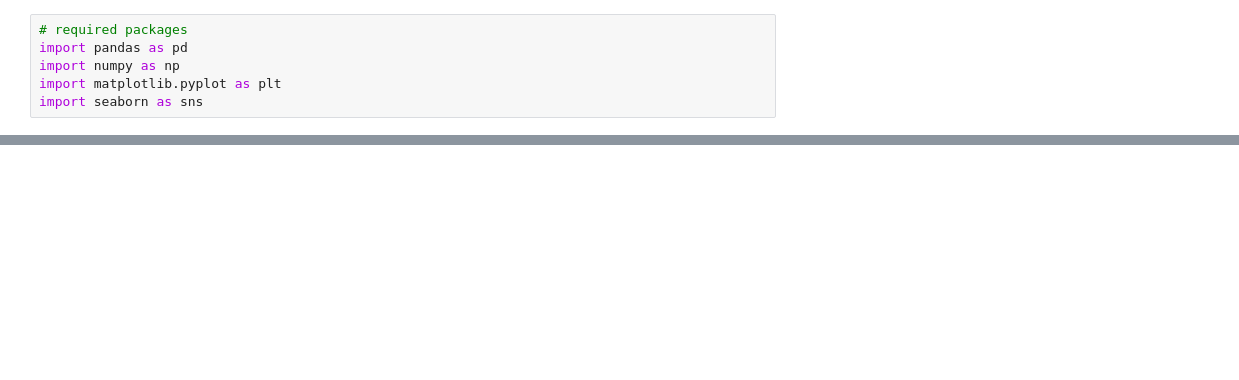
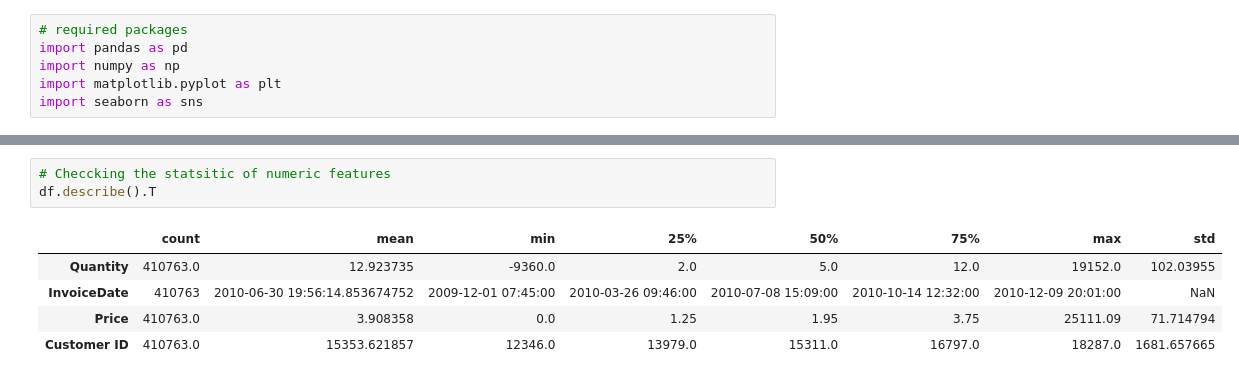
Before and after one commit to Enamul22/Customer_Segmentation_Based_on_Customer_Purchasing_Behavior, a Jupyter notebook: notebook/data_explorer.ipynb, the cells around one changed output, grey strips where cells are left out. Drawn from its saved outputs; the diff is of its cells as text; blank space fills up the shorter version.

```diff
--- a/notebook/data_explorer.ipynb
+++ b/notebook/data_explorer.ipynb
@@ -28,0 +73,9 @@ plt.show()
+# %%
+# Checcking the statsitic of numeric features
+df.describe().T
+# %% [output]
+|  | count | mean | min | 25% | 50% | 75% | max | std |
+| Quantity | 410763.0 | 12.923735 | -9360.0 | 2.0 | 5.0 | 12.0 | 19152.0 | 102.03955 |
+| InvoiceDate | 410763 | 2010-06-30 19:56:14.853674752 | 2009-12-01 07:45:00 | 2010-03-26 09:46:00 | 2010-07-08 15:09:00 | 2010-10-14 12:32:00 | 2010-12-09 20:01:00 | NaN |
+| Price | 410763.0 | 3.908358 | 0.0 | 1.25 | 1.95 | 3.75 | 25111.09 | 71.714794 |
+| Customer ID | 410763.0 | 15353.621857 | 12346.0 | 13979.0 | 15311.0 | 16797.0 | 18287.0 | 1681.657665 |
```
Also changed, not shown: parts of 14 cells of this notebook, 7 other files.
